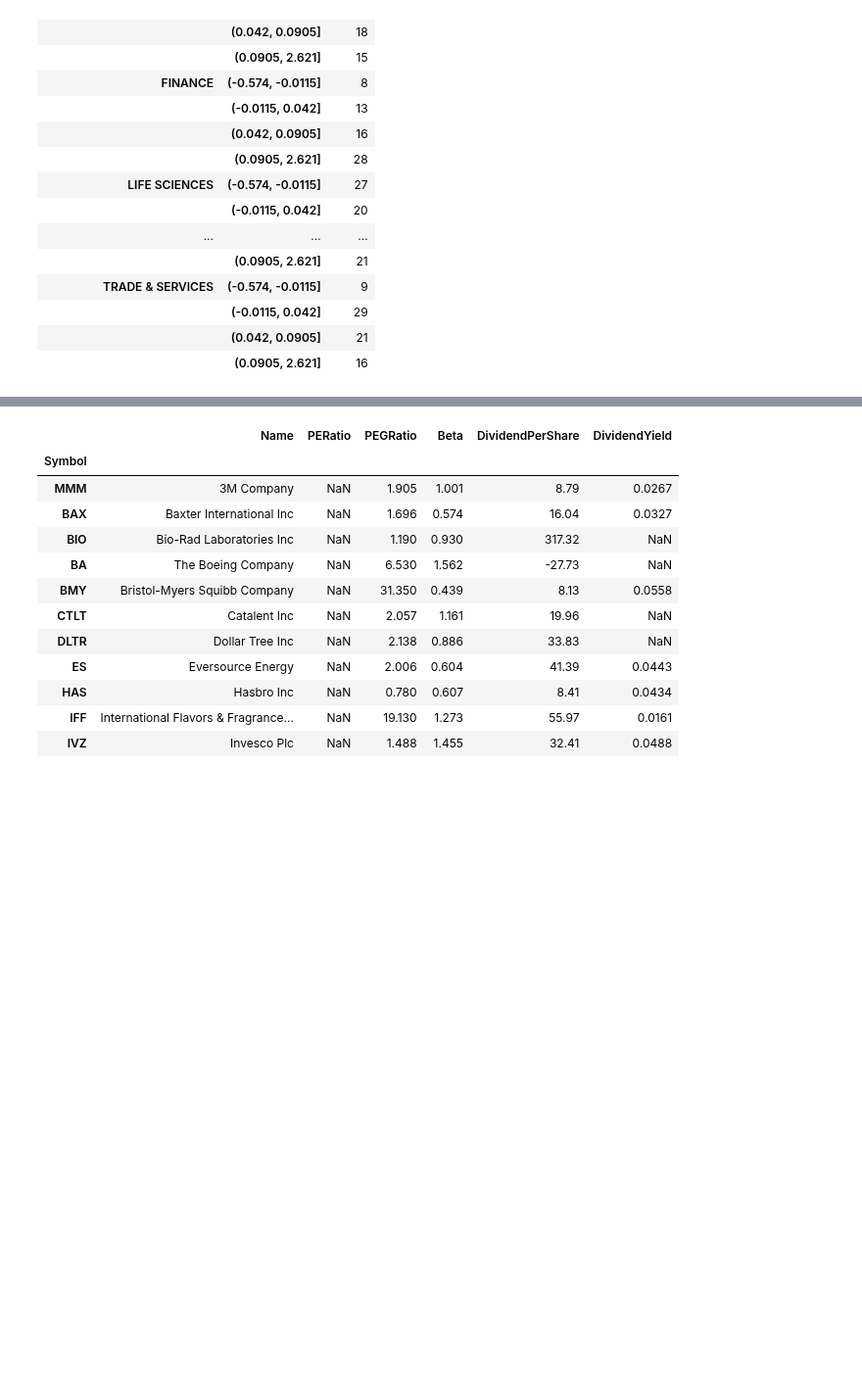
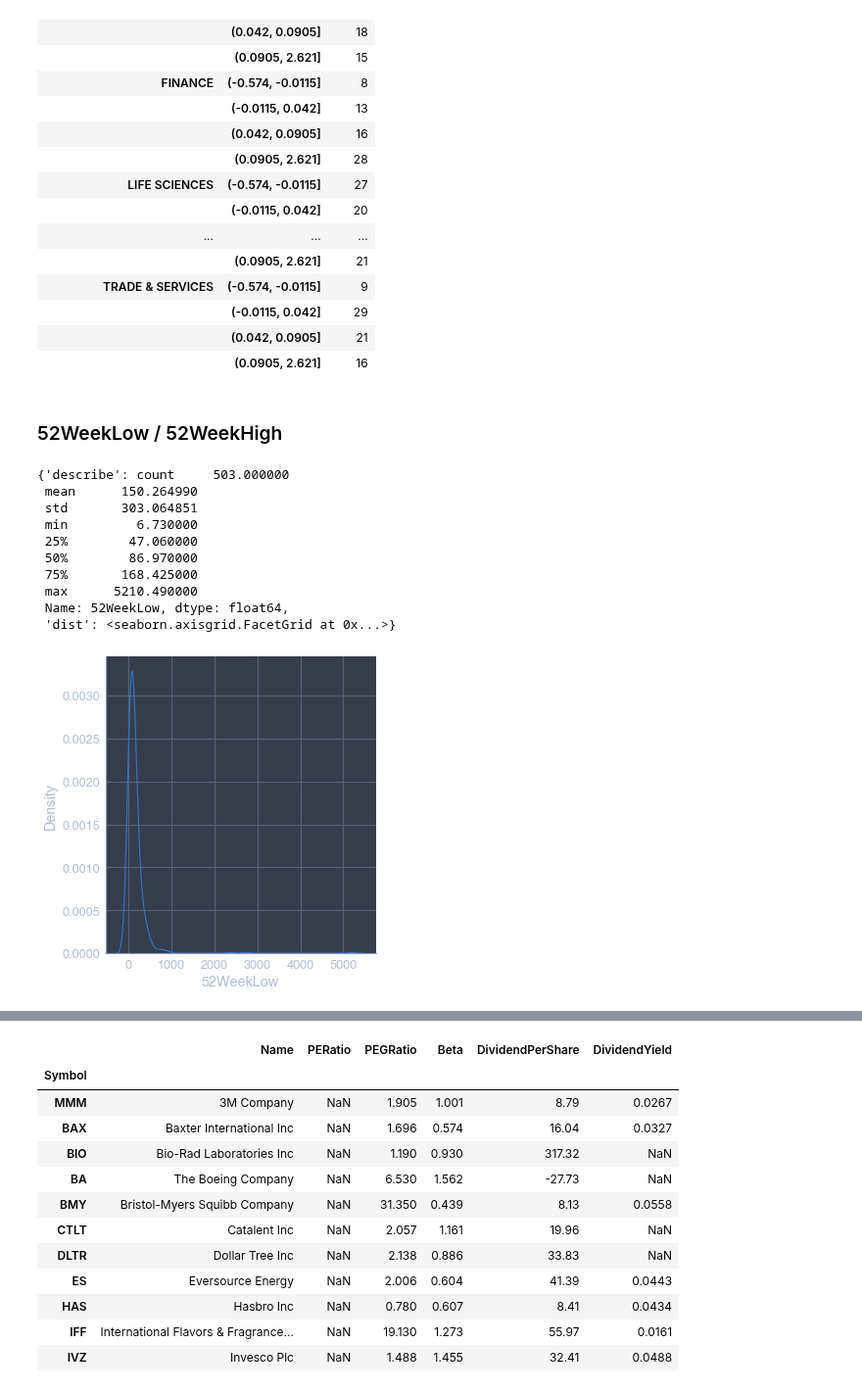
Before and after one commit to fadeeva/stock_market_research, a Jupyter notebook: Portfolio/Search_Review/Multiplicators.ipynb, the cells around one changed output, grey strips where cells are left out. Shown at 98% size. Saved outputs shown, nothing was run; the diff lists cells and outputs as text; code cells hidden in the pictures; blank space fills up the shorter version.

Commit message:
52 week

```diff
--- a/Portfolio/Search_Review/Multiplicators.ipynb
+++ b/Portfolio/Search_Review/Multiplicators.ipynb
@@ -99,6 +100,8 @@ data['GrossProfitTTM'] = data['GrossProfitTTM'].astype(float)
 data['DilutedEPSTTM'] = data['DilutedEPSTTM'].astype(float)
 data['QuarterlyEarningsGrowthYOY'] = data['QuarterlyEarningsGrowthYOY'].astype(float)
 data['QuarterlyRevenueGrowthYOY'] = data['QuarterlyRevenueGrowthYOY'].astype(float)
+data['52WeekHigh'] = data['52WeekHigh'].astype(float)
+data['52WeekLow'] = data['52WeekLow'].astype(float)
 # %% [markdown]
 ## Multiplicators
 # %%
@@ -1481,3 +1484,19 @@ cat.groupby(['Sector', 'qrg_bins']).count()['Name'].to_frame()
 |  | (-0.0115, 0.042] | 29 |
 |  | (0.042, 0.0905] | 21 |
 |  | (0.0905, 2.621] | 16 |
+# %% [markdown]
+### 52WeekLow / 52WeekHigh
+# %%
+multiplicators_info('52WeekLow')
+# %% [output]
+{'describe': count     503.000000
+ mean      150.264990
+ std       303.064851
+ min         6.730000
+ 25%        47.060000
+ 50%        86.970000
+ 75%       168.425000
+ max      5210.490000
+ Name: 52WeekLow, dtype: float64,
+ 'dist': <seaborn.axisgrid.FacetGrid at 0x...>}
+[figure, added]
```
Also changed, not shown: parts of 4 cells of this notebook.
